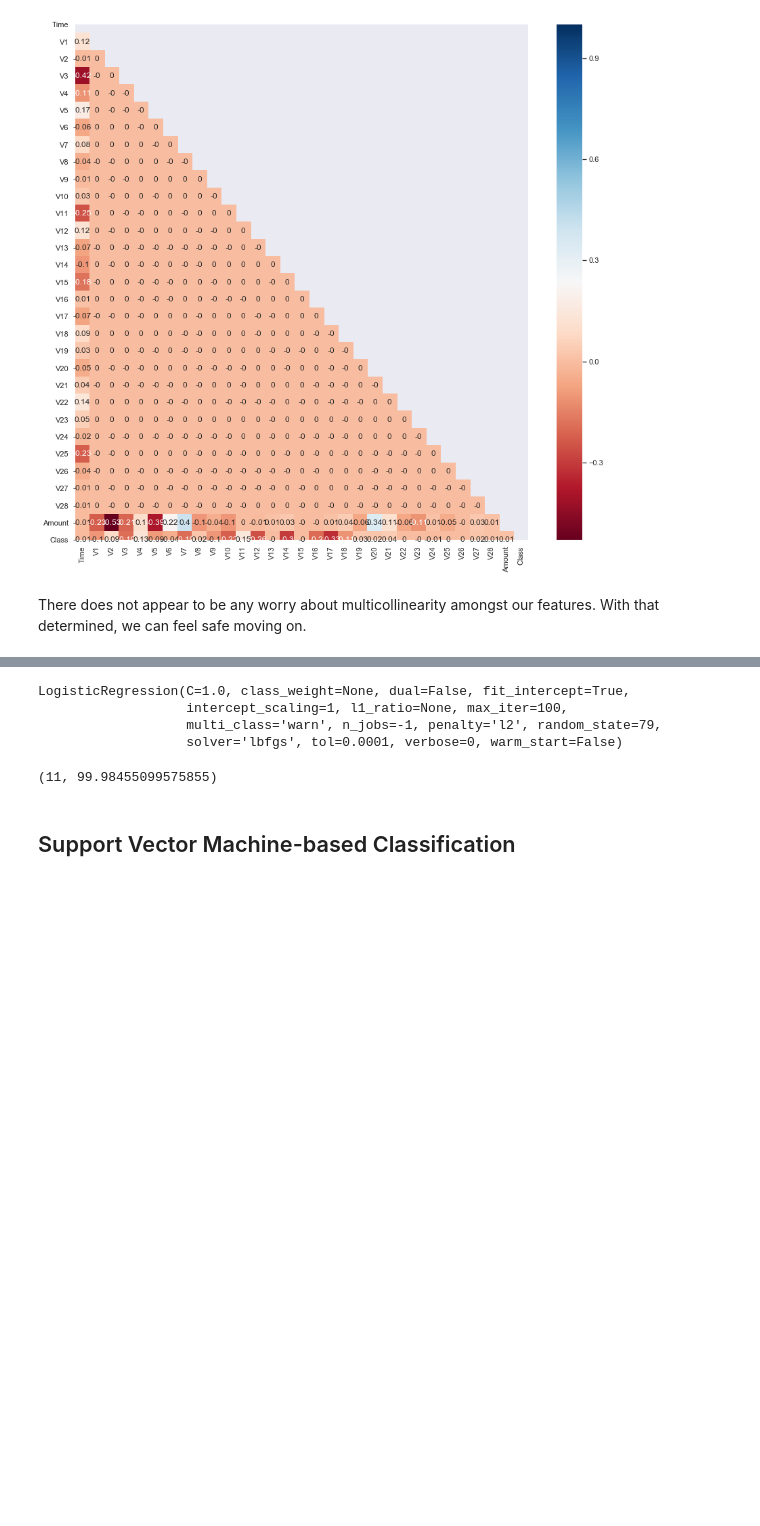
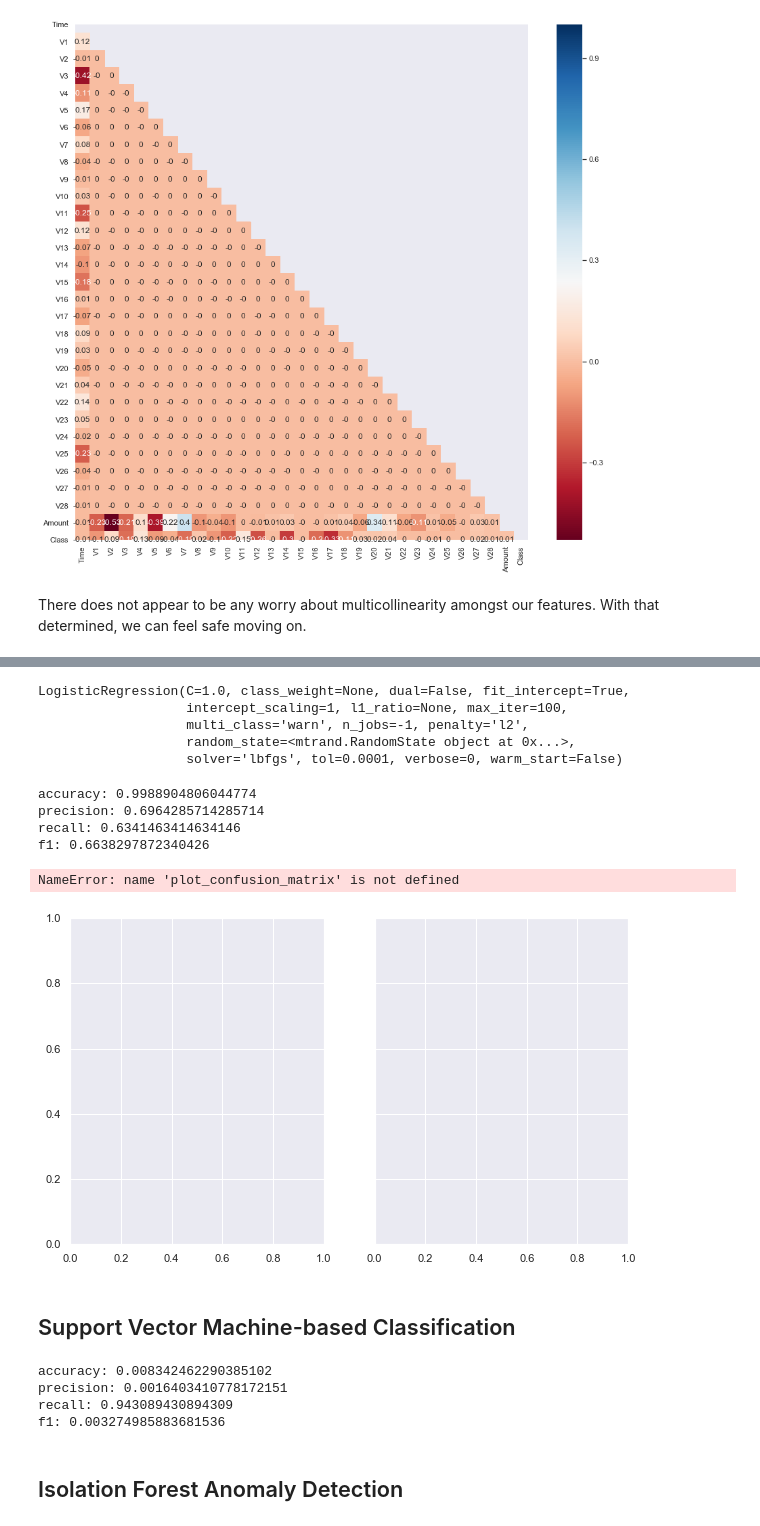
Before and after one commit to Lionslicer-Coding/mod3project, a Jupyter notebook: index.ipynb, the cells around one changed output, grey strips where cells are left out. Cells and saved outputs as stored; diff of their text form; code cells hidden in the pictures; blank space fills up the shorter version.

```diff
--- a/index.ipynb
+++ b/index.ipynb
@@ -111,3 +115,9 @@ cc_df['Class'].value_counts()
 0    284315
 1       492
 Name: Class, dtype: int64
+# %%
+Fraud = cc_df[cc_df['Class']==1]
+Valid = cc_df[cc_df['Class']==0]
+state = np.random.RandomState(77)
+outlier_fraction = len(Fraud)/float(len(Valid))
+outlier_fraction
@@ -147,16 +237,27 @@ logreg.fit(x_train, y_train)
 # %% [output]
 LogisticRegression(C=1.0, class_weight=None, dual=False, fit_intercept=True,
                    intercept_scaling=1, l1_ratio=None, max_iter=100,
-                   multi_class='warn', n_jobs=-1, penalty='l2', random_state=79,
+                   multi_class='warn', n_jobs=-1, penalty='l2',
+                   random_state=<mtrand.RandomState object at 0x...>,
                    solver='lbfgs', tol=0.0001, verbose=0, warm_start=False)
 # %%
 lr_predictions = logreg.predict(x_test)
-# %%
-lr_errors = abs(sum(lr_predictions - y_test))
-lr_accuracy = (1 - lr_errors/len(y_test)) * 100
-lr_errors, lr_accuracy
-# %% [output]
-(11, 99.98455099575855)
+# %%
+print("accuracy: {}".format(accuracy_score(y_test,lr_predictions)))
+print("precision: {}".format(precision_score(y_test,lr_predictions)))
+print("recall: {}".format(recall_score(y_test,lr_predictions)))
+print("f1: {}".format(f1_score(y_test,lr_predictions,average='binary')))
+print(" ")
+# %% [output]
+accuracy: 0.9988904806044774
+precision: 0.6964285714285714
+recall: 0.6341463414634146
+f1: 0.6638297872340426
+# %%
+plot_conf_matrix(logreg, x_train, y_train, x_test, y_test, class_names)
+# %% [output]
+NameError: name 'plot_confusion_matrix' is not defined
+[figure, added]
 # %% [markdown]
 ## Support Vector Machine-based Classification
 # %%
@@ -166,3 +267,16 @@ svm_reg.fit(x_train)
 svm_predictions = svm_reg.predict(x_test)
 svm_predictions[svm_predictions == 1] = 0
 svm_predictions[svm_predictions == -1] = 1
+# %%
+print("accuracy: {}".format(accuracy_score(y_test,svm_predictions)))
+print("precision: {}".format(precision_score(y_test,svm_predictions)))
+print("recall: {}".format(recall_score(y_test,svm_predictions)))
+print("f1: {}".format(f1_score(y_test,svm_predictions,average='binary')))
+print(" ")
+# %% [output]
+accuracy: 0.008342462290385102
+precision: 0.0016403410778172151
+recall: 0.943089430894309
+f1: 0.003274985883681536
+# %% [markdown]
+## Isolation Forest Anomaly Detection
```
Also changed, not shown: parts of 11 cells of this notebook.
